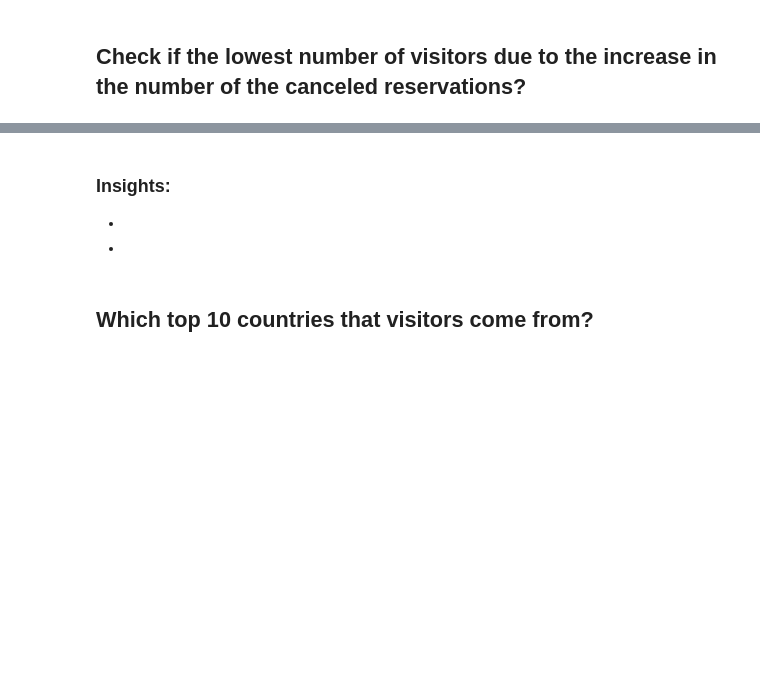
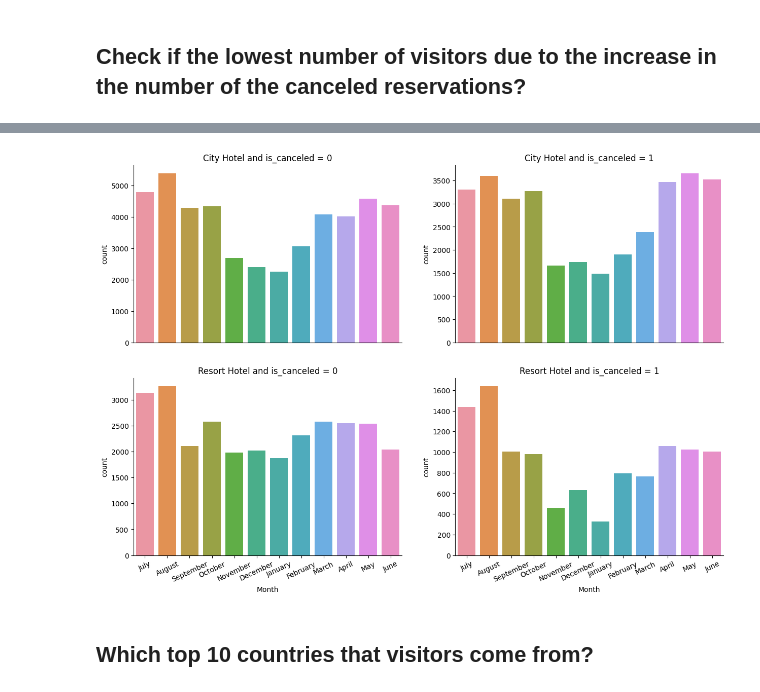
Before and after one commit to Tuwaiq-Data-Science-Bootcamp-V4/PCA-Lab, a Jupyter notebook: CV_Assignment.ipynb, the cells around one changed output, grey strips where cells are left out. Cells and saved outputs as stored; diff of their text form; code cells hidden in the pictures; blank space fills up the shorter version.

```diff
--- a/CV_Assignment.ipynb
+++ b/CV_Assignment.ipynb
@@ -133,6 +158,35 @@ df.describe(include='object')
-# %% [markdown]
-### Insights:
--
--
+# %%
+x = df[df['is_canceled'] == 0]
+y = df[df['is_canceled'] == 1]
+plt.figure(figsize=[15,10])
+
+plt.subplot(2,2,1)
+sns.countplot(x=x[x['hotel'] == 'City Hotel']['arrival_date_month'])
+plt.xticks([])
+plt.xlabel('')
+plt.title('City Hotel and is_canceled = 0')
+
+plt.subplot(2,2,3)
+sns.countplot(x=x[x['hotel'] == 'Resort Hotel']['arrival_date_month'])
+plt.title('Resort Hotel and is_canceled = 0')
+plt.xlabel('Month')
+plt.xticks(rotation=25)
+
+plt.subplot(2,2,2)
+sns.countplot(x=y[y['hotel'] == 'City Hotel']['arrival_date_month'])
+plt.xticks([])
+plt.xlabel('')
+plt.title('City Hotel and is_canceled = 1')
+
+plt.subplot(2,2,4)
+sns.countplot(x=y[y['hotel'] == 'Resort Hotel']['arrival_date_month'])
+plt.title('Resort Hotel and is_canceled = 1')
+plt.xlabel('Month')
+plt.xticks(rotation=25)
+
+sns.despine()
+plt.show()
+# %% [output]
+[figure, added]
 # %% [markdown]
 ## Which top 10 countries that visitors come from?
```
Also changed, not shown: parts of 36 cells of this notebook.
